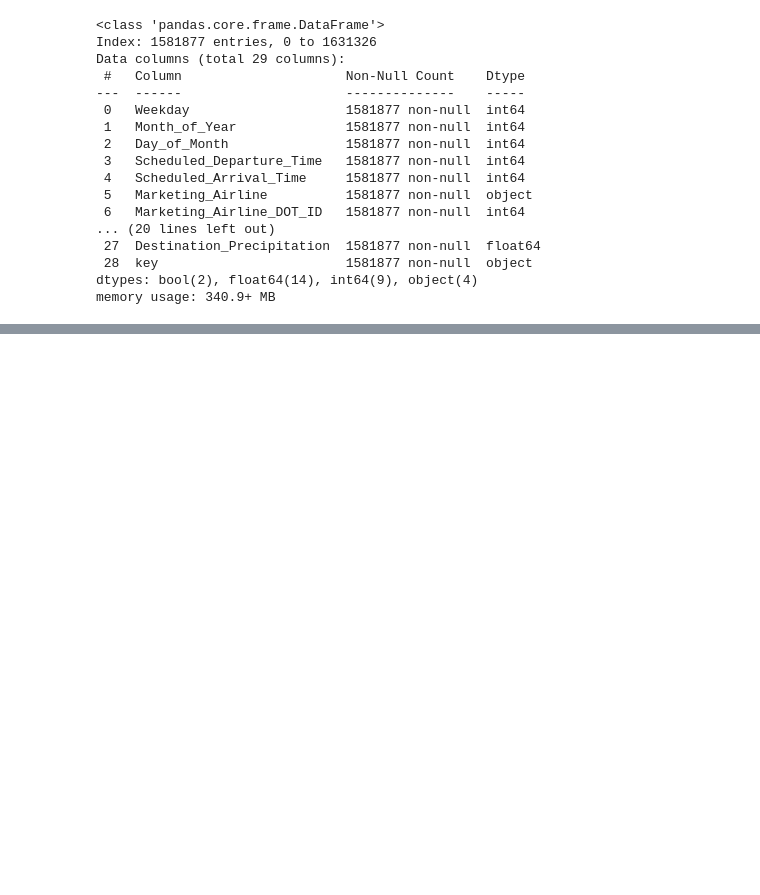
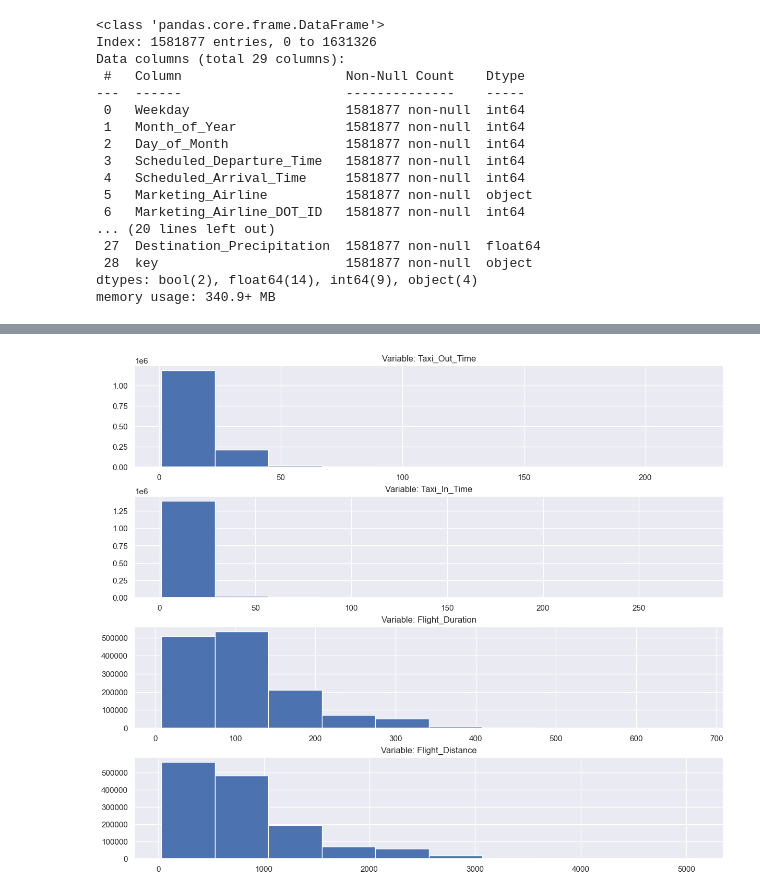
Before and after one commit to mqrcinoo/MachineLearning1Project, a Jupyter notebook: reg.ipynb, the cells around one changed output, grey strips where cells are left out. Drawn from its saved outputs; the diff is of its cells as text; code cells hidden in the pictures; blank space fills up the shorter version.

```diff
--- a/reg.ipynb
+++ b/reg.ipynb
@@ -542,0 +360,9 @@ delays['Departure_Delay'] = delays.apply(
+# %%
+numericalVar = ['Taxi_Out_Time', 'Taxi_In_Time', 'Flight_Duration', 'Flight_Distance']
+fig, axs = plt.subplots(ncols=1, nrows=4, figsize=(12, 10),
+                        constrained_layout=True)
+for idx, col in enumerate(numericalVar):
+    axs[idx].hist(delays[f'{col}'])
+    axs[idx].set_title(f'Variable: {col}')
+# %% [output]
+[figure, added]
```
Also changed, not shown: parts of 74 cells of this notebook, 1 other file.
